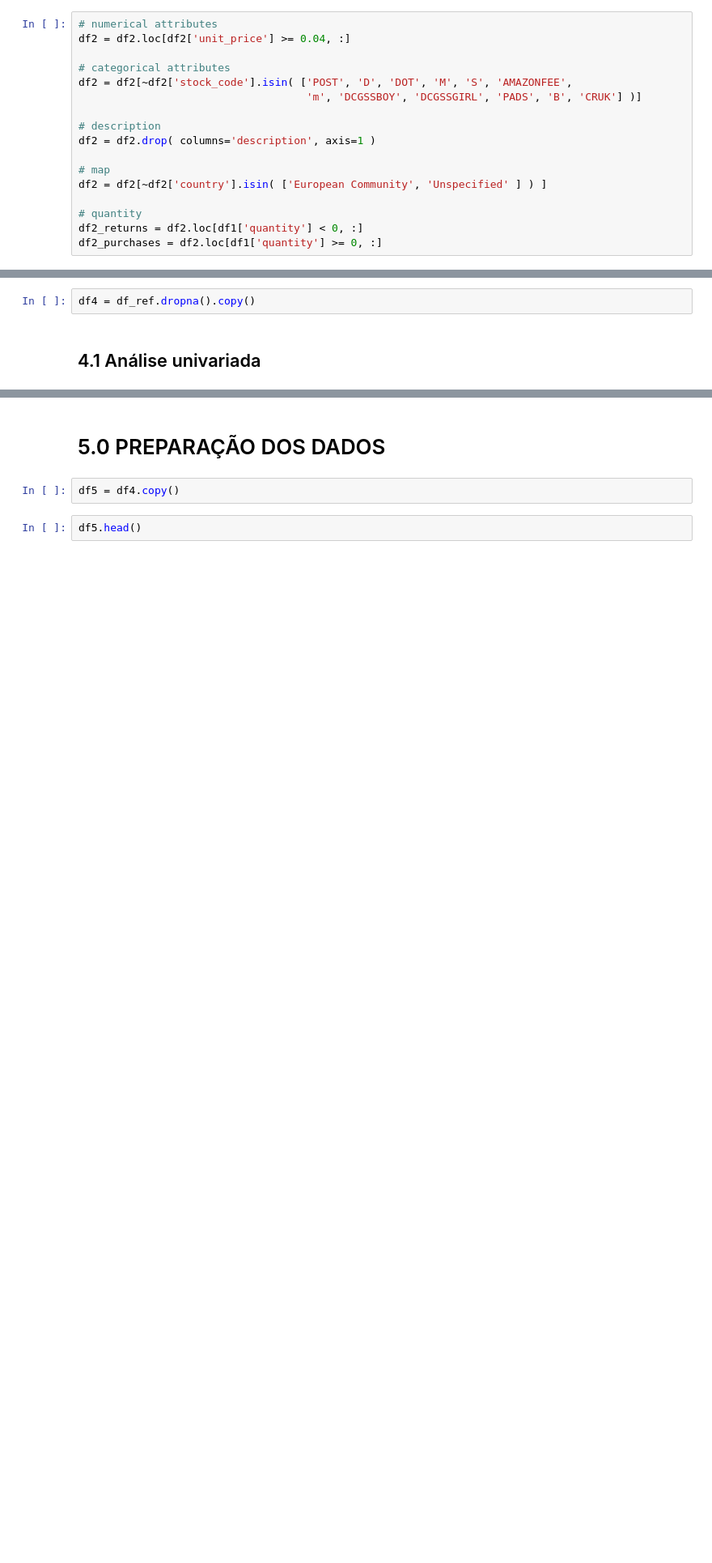
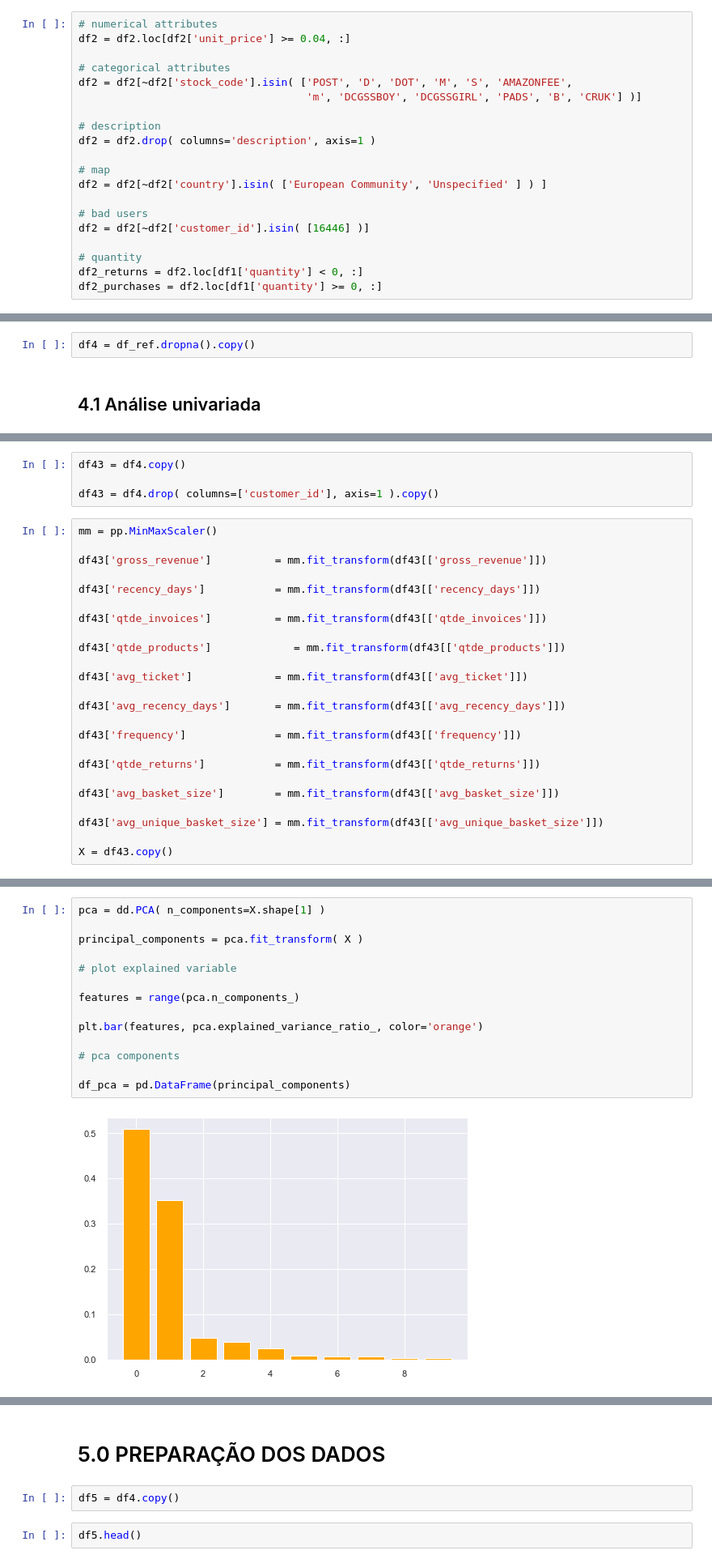
Before and after one commit to hernandesmjunior/Insiders-Clustering, a Jupyter notebook: C04-Feature-Engineering.ipynb, the cells around one changed output, grey strips where cells are left out. Shown at 81% size. Cells and saved outputs as stored; diff of their text form; blank space fills up the shorter version.

```diff
--- a/C04-Feature-Engineering.ipynb
+++ b/C04-Feature-Engineering.ipynb
@@ -365,6 +369,9 @@ df2 = df2.drop( columns='description', axis=1 )
 # map
 df2 = df2[~df2['country'].isin( ['European Community', 'Unspecified' ] ) ]
 
+# bad users
+df2 = df2[~df2['customer_id'].isin( [16446] )]
+
 # quantity
 df2_returns = df2.loc[df1['quantity'] < 0, :]
 df2_purchases = df2.loc[df1['quantity'] >= 0, :]
@@ -556 +584,29 @@ profile.to_file('output.html')
+# %%
+df43 = df4.copy()
+
+df43 = df4.drop( columns=['customer_id'], axis=1 ).copy()
+# %%
+mm = pp.MinMaxScaler()
+
+df43['gross_revenue']          = mm.fit_transform(df43[['gross_revenue']])
+
+df43['recency_days']           = mm.fit_transform(df43[['recency_days']])
+
+df43['qtde_invoices']          = mm.fit_transform(df43[['qtde_invoices']])
+
+df43['qtde_products']             = mm.fit_transform(df43[['qtde_products']])
+
+df43['avg_ticket']             = mm.fit_transform(df43[['avg_ticket']])
+
+df43['avg_recency_days']       = mm.fit_transform(df43[['avg_recency_days']])
+
+df43['frequency']              = mm.fit_transform(df43[['frequency']])
+
+df43['qtde_returns']           = mm.fit_transform(df43[['qtde_returns']])
+
+df43['avg_basket_size']        = mm.fit_transform(df43[['avg_basket_size']])
+
+df43['avg_unique_basket_size'] = mm.fit_transform(df43[['avg_unique_basket_size']])
+
+X = df43.copy()
 # %% [markdown]
@@ -571,0 +614,16 @@ df4.sort_values('gross_revenue', ascending=False).head(10)
+# %%
+pca = dd.PCA( n_components=X.shape[1] )
+
+principal_components = pca.fit_transform( X )
+
+# plot explained variable
+
+features = range(pca.n_components_)
+
+plt.bar(features, pca.explained_variance_ratio_, color='orange')
+
+# pca components
+
+df_pca = pd.DataFrame(principal_components)
+# %% [output]
+[figure, added]
```
Also changed, not shown: parts of 28 cells of this notebook, 1 other file.
